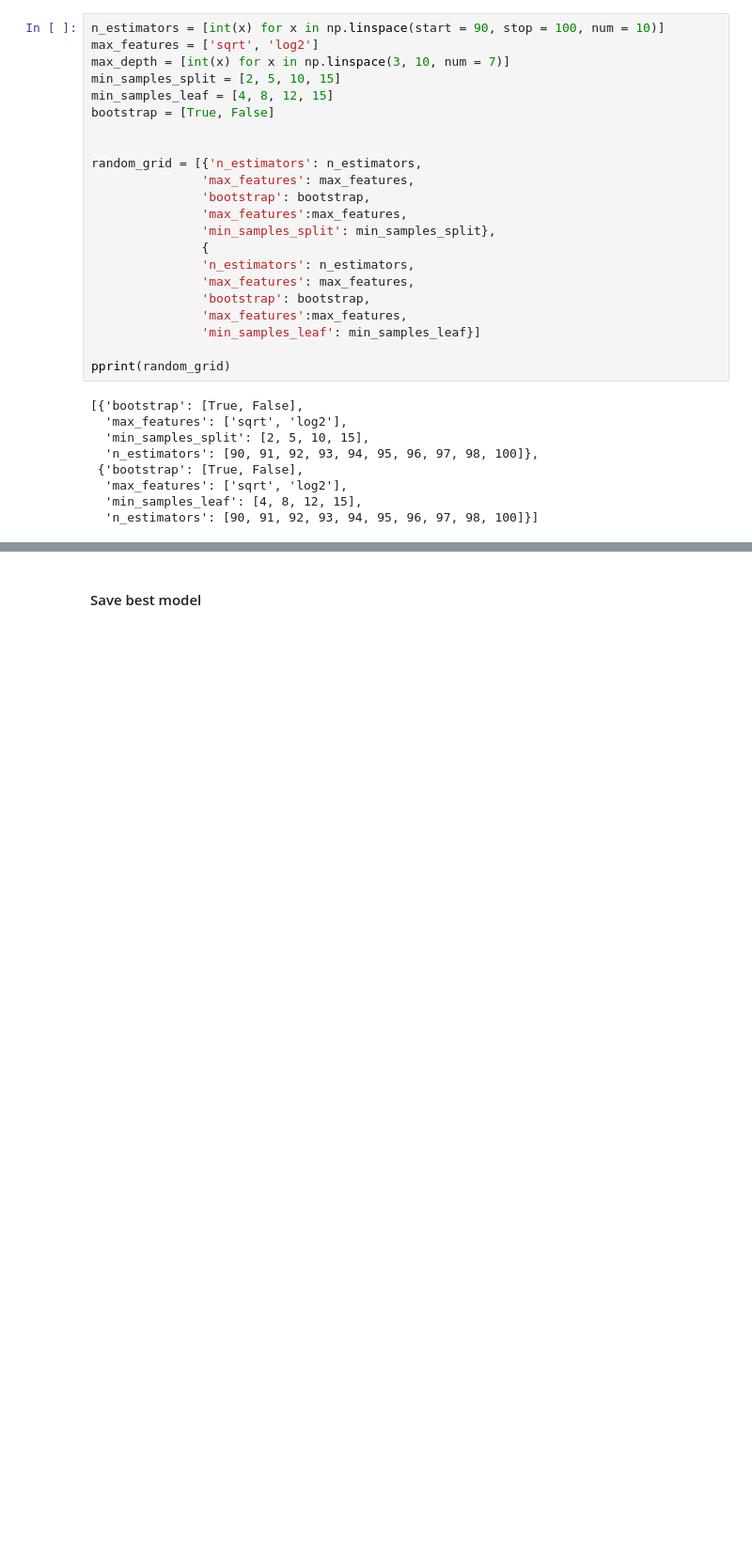
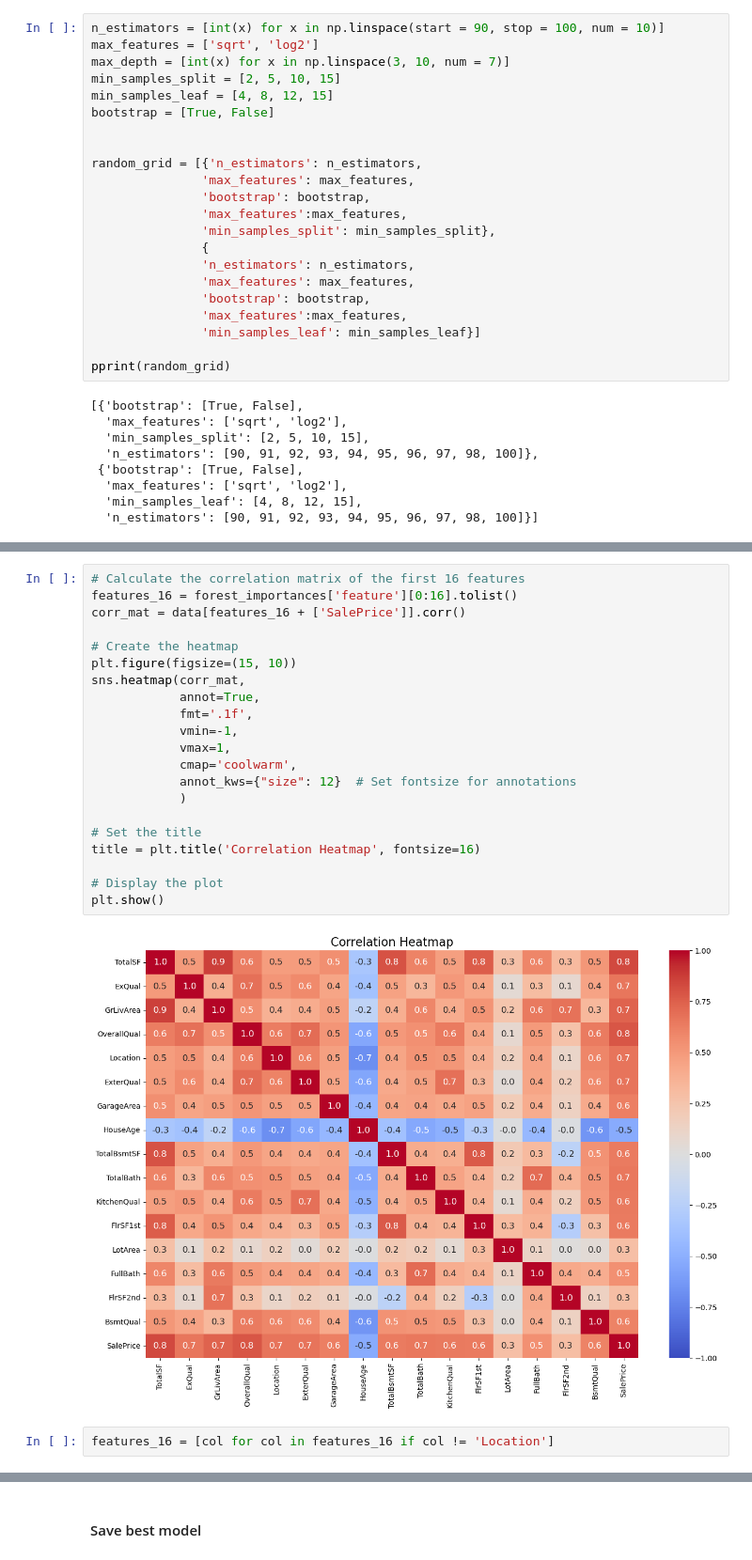
Before and after one commit to franciscapalacios/housing_project, a Jupyter notebook: 3_TreeBased_Models.ipynb, the cells around one changed output, grey strips where cells are left out. Shown at 94% size. Saved outputs shown, nothing was run; the diff lists cells and outputs as text; blank space fills up the shorter version.

```diff
--- a/3_TreeBased_Models.ipynb
+++ b/3_TreeBased_Models.ipynb
@@ -135,0 +179,25 @@ print(test_rmse_non_log)
+# %%
+# Calculate the correlation matrix of the first 16 features
+features_16 = forest_importances['feature'][0:16].tolist()
+corr_mat = data[features_16 + ['SalePrice']].corr()
+
+# Create the heatmap
+plt.figure(figsize=(15, 10))
+sns.heatmap(corr_mat,
+            annot=True,
+            fmt='.1f',
+            vmin=-1,
+            vmax=1,
+            cmap='coolwarm',
+            annot_kws={"size": 12}  # Set fontsize for annotations
+            )
+
+# Set the title
+title = plt.title('Correlation Heatmap', fontsize=16)
+
+# Display the plot
+plt.show()
+# %% [output]
+[figure, added]
+# %%
+features_16 = [col for col in features_16 if col != 'Location']
```
Also changed, not shown: parts of 11 cells of this notebook.
